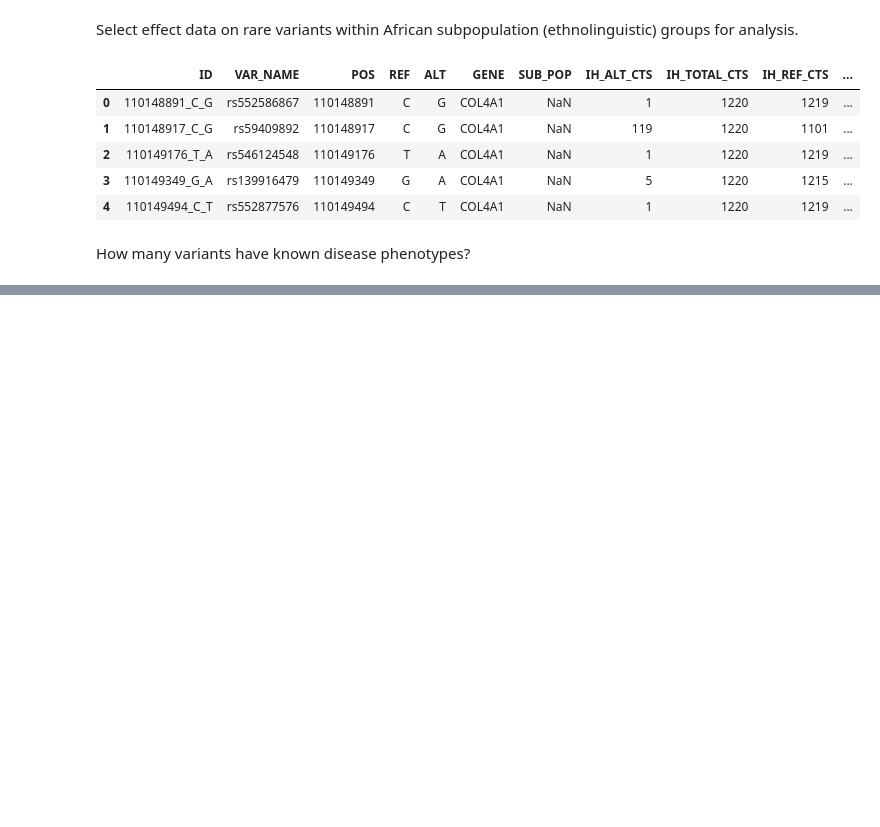
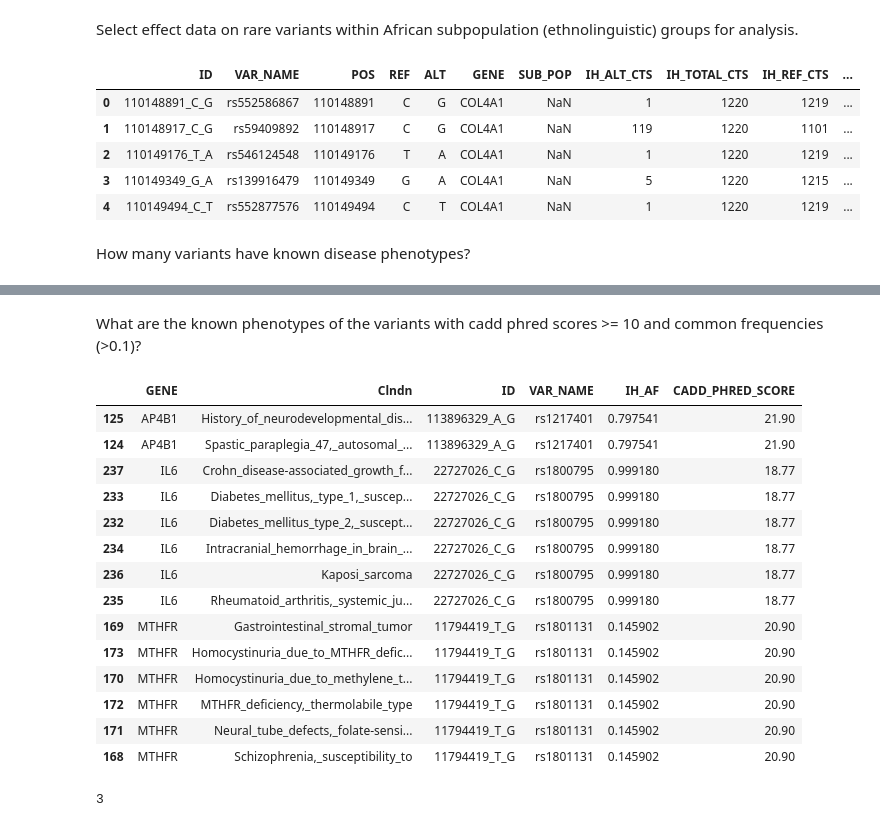
Before and after one commit to MeganHolborn/Genetic_data_analysis, a Jupyter notebook: Notebooks/Analysis_and_Visualisation/6-Variant_disease_phenotypes.ipynb, the cells around one changed output, grey strips where cells are left out. Drawn from its saved outputs; the diff is of its cells as text; code cells hidden in the pictures; blank space fills up the shorter version.

```diff
--- a/Notebooks/Analysis_and_Visualisation/6-Variant_disease_phenotypes.ipynb
+++ b/Notebooks/Analysis_and_Visualisation/6-Variant_disease_phenotypes.ipynb
@@ -147,0 +140,5 @@ How many variants have known disease phenotypes?
+# %%
+# Convert the phenotypes list into multiple rows
+
+ih_afr_subpops_phenotype_explode = ih_afr_subpops_phenotype_data.explode('Clndn')
+ih_afr_subpops_phenotype_explode.head(5)
@@ -147,0 +152,5 @@ How many variants have known disease phenotypes?
+# %%
+# Remove rows with missing data for the Clndn column
+
+variants_with_known_phenotypes = ih_afr_subpops_phenotype_explode[~((ih_afr_subpops_phenotype_explode['Clndn'].isna()) | (ih_afr_subpops_phenotype_explode['Clndn'] == 'not_provided') | (ih_afr_subpops_phenotype_explode['Clndn'] == 'not_specified') | (ih_afr_subpops_phenotype_explode['Clndn'] == 'not_specified|not_provided') | (ih_afr_subpops_phenotype_explode['Clndn'] == 'none_provided'))]
+variants_with_known_phenotypes.head(5)
@@ -151,0 +197,5 @@ Do the variants with known disease phenotypes have predicted deleteriousness (CA
+# %%
+# Join the phenotype and cadd data
+
+variants_phenotypes_and_cadd_phred = pd.merge(variants_with_known_phenotypes, vep_data, how='left', on=['ID','CHROM','POS','REF','ALT','GENE'])
+variants_phenotypes_and_cadd_phred.head(5)
@@ -151,0 +210,5 @@ Do the variants with known disease phenotypes have predicted deleteriousness (CA
+# %%
+# Filter for variants with cadd >=10
+
+deleterious_variants_with_known_phenotype = variants_phenotypes_and_cadd_phred[variants_phenotypes_and_cadd_phred.CADD_PHRED_SCORE >= 10]
+deleterious_variants_with_known_phenotype.head(5)
@@ -151,0 +260,29 @@ Do the variants with known disease phenotypes have predicted deleteriousness (CA
+# %% [markdown]
+What are the known phenotypes of the variants with cadd phred scores >= 10 and common frequencies (>0.1)?
+# %%
+# Display common variants, and their associated clinical disease phenotype
+
+common_deleterious_variants_with_known_phenotype = deleterious_variants_with_known_phenotype[deleterious_variants_with_known_phenotype.IH_AF >= 0.1][['GENE','Clndn','ID','VAR_NAME','IH_AF','CADD_PHRED_SCORE']].sort_values(by=['GENE','Clndn','ID'], ascending=True)
+common_deleterious_variants_with_known_phenotype
+# %% [output]
+|  | GENE | Clndn | ID | VAR_NAME | IH_AF | CADD_PHRED_SCORE |
+| 125 | AP4B1 | History_of_neurodevelopmental_dis... | 113896329_A_G | rs1217401 | 0.797541 | 21.90 |
+| 124 | AP4B1 | Spastic_paraplegia_47,_autosomal_... | 113896329_A_G | rs1217401 | 0.797541 | 21.90 |
+| 237 | IL6 | Crohn_disease-associated_growth_f... | 22727026_C_G | rs1800795 | 0.999180 | 18.77 |
+| 233 | IL6 | Diabetes_mellitus,_type_1,_suscep... | 22727026_C_G | rs1800795 | 0.999180 | 18.77 |
+| 232 | IL6 | Diabetes_mellitus_type_2,_suscept... | 22727026_C_G | rs1800795 | 0.999180 | 18.77 |
+| 234 | IL6 | Intracranial_hemorrhage_in_brain_... | 22727026_C_G | rs1800795 | 0.999180 | 18.77 |
+| 236 | IL6 | Kaposi_sarcoma | 22727026_C_G | rs1800795 | 0.999180 | 18.77 |
+| 235 | IL6 | Rheumatoid_arthritis,_systemic_ju... | 22727026_C_G | rs1800795 | 0.999180 | 18.77 |
+| 169 | MTHFR | Gastrointestinal_stromal_tumor | 11794419_T_G | rs1801131 | 0.145902 | 20.90 |
+| 173 | MTHFR | Homocystinuria_due_to_MTHFR_defic... | 11794419_T_G | rs1801131 | 0.145902 | 20.90 |
+| 170 | MTHFR | Homocystinuria_due_to_methylene_t... | 11794419_T_G | rs1801131 | 0.145902 | 20.90 |
+| 172 | MTHFR | MTHFR_deficiency,_thermolabile_type | 11794419_T_G | rs1801131 | 0.145902 | 20.90 |
+| 171 | MTHFR | Neural_tube_defects,_folate-sensi... | 11794419_T_G | rs1801131 | 0.145902 | 20.90 |
+| 168 | MTHFR | Schizophrenia,_susceptibility_to | 11794419_T_G | rs1801131 | 0.145902 | 20.90 |
+# %%
+# Count the number of variants with known phenotypes, CADD >=10 and that are common
+
+common_deleterious_variants_with_known_phenotype.ID.nunique()
+# %% [output]
+3
```
Also changed, not shown: parts of 18 cells of this notebook.
